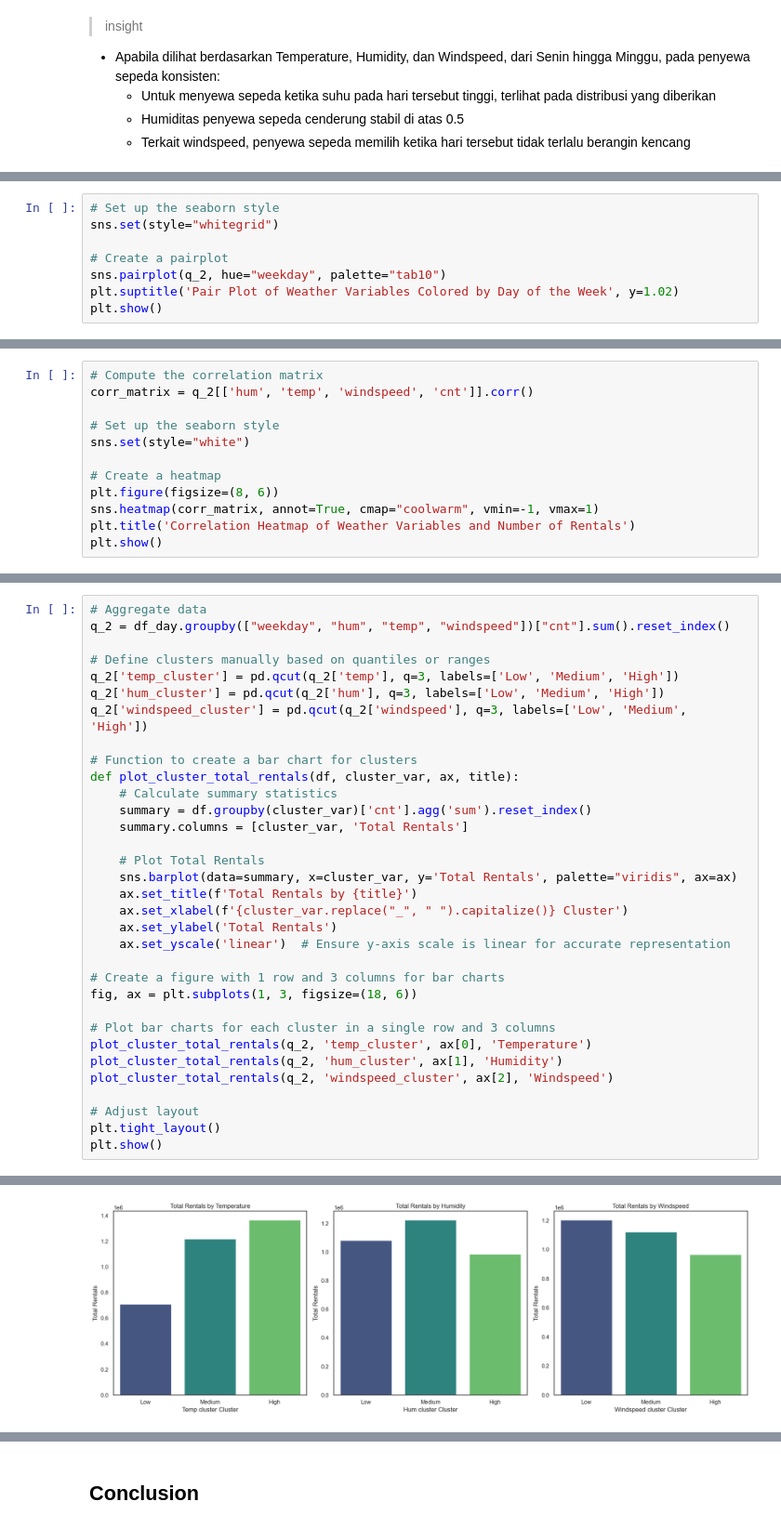
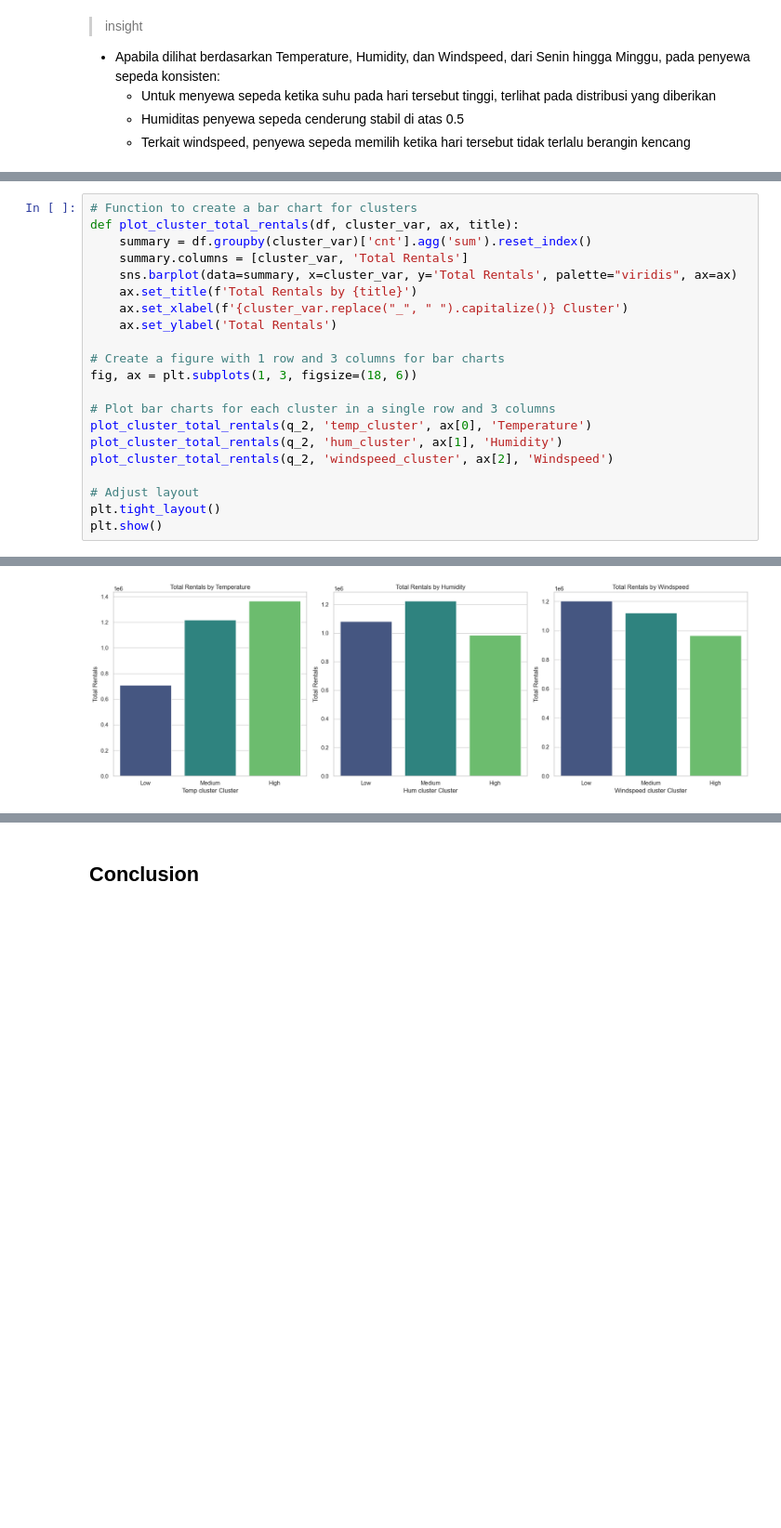
Before and after one commit to irasalsabila/bike-sharing-dicoding, a Jupyter notebook: notebook.ipynb, the cells around one changed output, grey strips where cells are left out. Shown at 93% size. Drawn from its saved outputs; the diff is of its cells as text; blank space fills up the shorter version.

```diff
--- a/notebook.ipynb
+++ b/notebook.ipynb
@@ -342,8 +341,0 @@ scatter_plot_by_day(q_2, 'windspeed', 'cnt', 'Windspeed vs. Number of Rentals by
-# %%
-# Set up the seaborn style
-sns.set(style="whitegrid")
-
-# Create a pairplot
-sns.pairplot(q_2, hue="weekday", palette="tab10")
-plt.suptitle('Pair Plot of Weather Variables Colored by Day of the Week', y=1.02)
-plt.show()
@@ -352,12 +341,0 @@ plt.show()
-# %%
-# Compute the correlation matrix
-corr_matrix = q_2[['hum', 'temp', 'windspeed', 'cnt']].corr()
-
-# Set up the seaborn style
-sns.set(style="white")
-
-# Create a heatmap
-plt.figure(figsize=(8, 6))
-sns.heatmap(corr_matrix, annot=True, cmap="coolwarm", vmin=-1, vmax=1)
-plt.title('Correlation Heatmap of Weather Variables and Number of Rentals')
-plt.show()
@@ -429,46 +397,34 @@ Summary for windspeed_cluster:
 # %%
-# Aggregate data
-q_2 = df_day.groupby(["weekday", "hum", "temp", "windspeed"])["cnt"].sum().reset_index()
-
-# Define clusters manually based on quantiles or ranges
-q_2['temp_cluster'] = pd.qcut(q_2['temp'], q=3, labels=['Low', 'Medium', 'High'])
-q_2['hum_cluster'] = pd.qcut(q_2['hum'], q=3, labels=['Low', 'Medium', 'High'])
-q_2['windspeed_cluster'] = pd.qcut(q_2['windspeed'], q=3, labels=['Low', 'Medium', 'High'])
-
 # Function to create a bar chart for clusters
 def plot_cluster_total_rentals(df, cluster_var, ax, title):
-    # Calculate summary statistics
     summary = df.groupby(cluster_var)['cnt'].agg('sum').reset_index()
     summary.columns = [cluster_var, 'Total Rentals']
-
-    # Plot Total Rentals
     sns.barplot(data=summary, x=cluster_var, y='Total Rentals', palette="viridis", ax=ax)
     ax.set_title(f'Total Rentals by {title}')
     ax.set_xlabel(f'{cluster_var.replace("_", " ").capitalize()} Cluster')
     ax.set_ylabel('Total Rentals')
-    ax.set_yscale('linear')  # Ensure y-axis scale is linear for accurate representation
 
 # Create a figure with 1 row and 3 columns for bar charts
 fig, ax = plt.subplots(1, 3, figsize=(18, 6))
 
 # Plot bar charts for each cluster in a single row and 3 columns
 plot_cluster_total_rentals(q_2, 'temp_cluster', ax[0], 'Temperature')
 plot_cluster_total_rentals(q_2, 'hum_cluster', ax[1], 'Humidity')
 plot_cluster_total_rentals(q_2, 'windspeed_cluster', ax[2], 'Windspeed')
 
 # Adjust layout
 plt.tight_layout()
 plt.show()
 # %% [output]
 Passing `palette` without assigning `hue` is deprecated and will be removed in v0.14.0. Assign the `x` variable to `hue` and set `legend=False` for the same effect.
 
   sns.barplot(data=summary, x=cluster_var, y='Total Rentals', palette="viridis", ax=ax)
 
 Passing `palette` without assigning `hue` is deprecated and will be removed in v0.14.0. Assign the `x` variable to `hue` and set `legend=False` for the same effect.
 
   sns.barplot(data=summary, x=cluster_var, y='Total Rentals', palette="viridis", ax=ax)
 
 Passing `palette` without assigning `hue` is deprecated and will be removed in v0.14.0. Assign the `x` variable to `hue` and set `legend=False` for the same effect.
 
   sns.barplot(data=summary, x=cluster_var, y='Total Rentals', palette="viridis", ax=ax)
-[figure, old version]
+[figure, new version]
```
Also changed, not shown: parts of 14 cells of this notebook.
